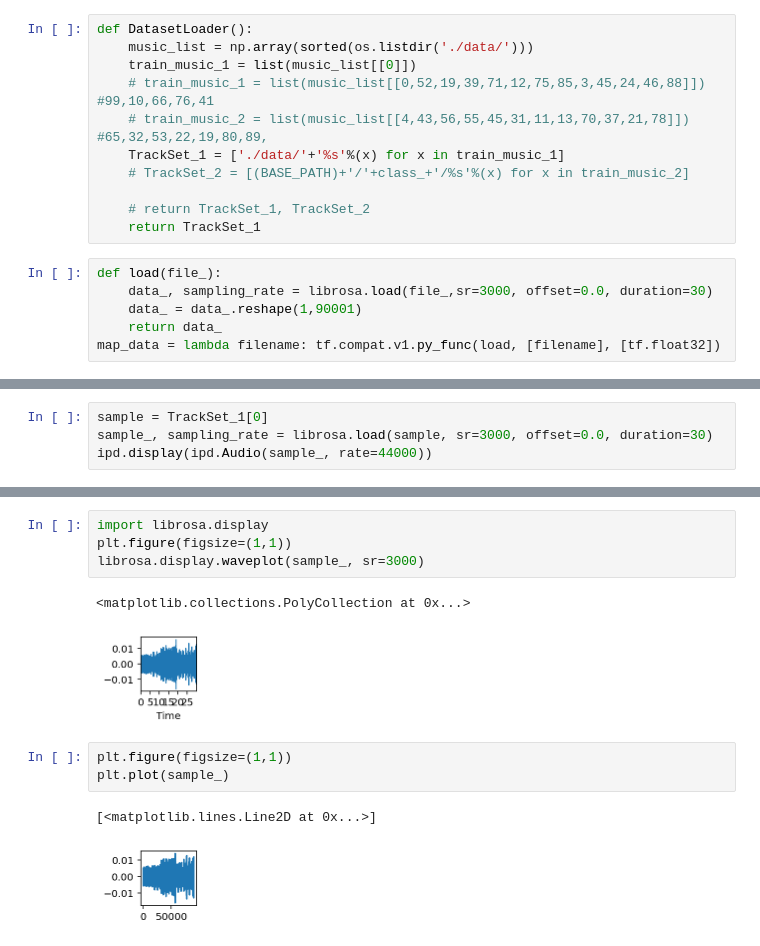
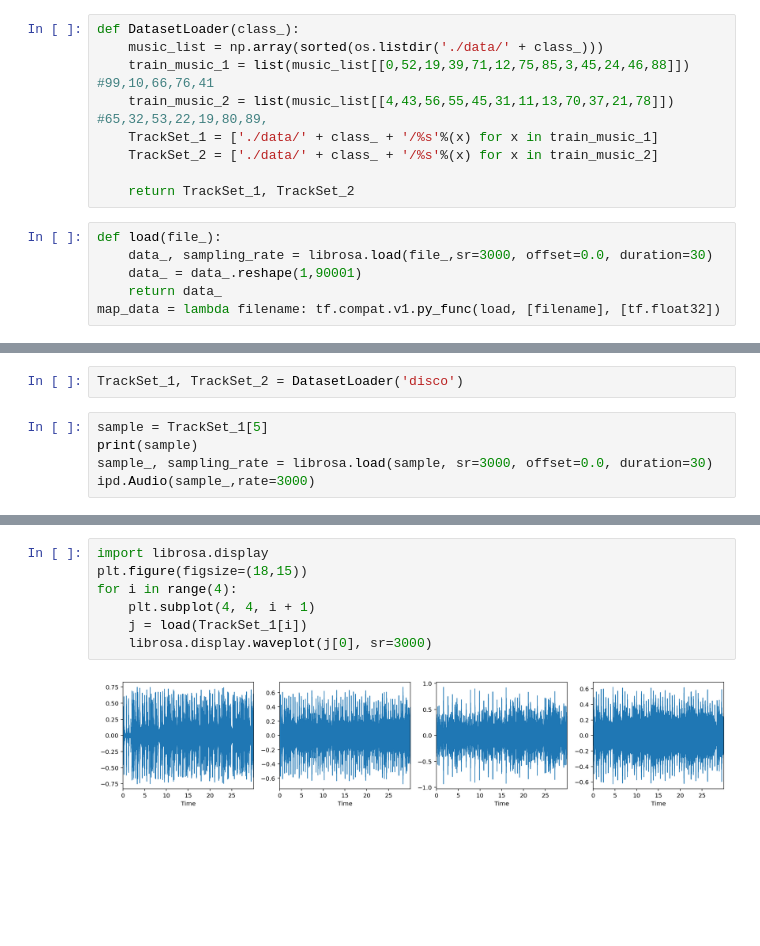
Before and after one commit to cjw531/ee435-music-generation, a Jupyter notebook: midi_read.ipynb, the cells around one changed output, grey strips where cells are left out. Cells and saved outputs as stored; diff of their text form; blank space fills up the shorter version.

Commit message:
implemented training and constructing the network

```diff
--- a/midi_read.ipynb
+++ b/midi_read.ipynb
@@ -31,14 +39,12 @@ tf.compat.v1.keras.backend.set_session(sess)
 # %%
-def DatasetLoader():
-    music_list = np.array(sorted(os.listdir('./data/')))
-    train_music_1 = list(music_list[[0]])
-    # train_music_1 = list(music_list[[0,52,19,39,71,12,75,85,3,45,24,46,88]]) #99,10,66,76,41
-    # train_music_2 = list(music_list[[4,43,56,55,45,31,11,13,70,37,21,78]]) #65,32,53,22,19,80,89,
-    TrackSet_1 = ['./data/'+'%s'%(x) for x in train_music_1]
-    # TrackSet_2 = [(BASE_PATH)+'/'+class_+'/%s'%(x) for x in train_music_2]
+def DatasetLoader(class_):
+    music_list = np.array(sorted(os.listdir('./data/' + class_)))
+    train_music_1 = list(music_list[[0,52,19,39,71,12,75,85,3,45,24,46,88]]) #99,10,66,76,41
+    train_music_2 = list(music_list[[4,43,56,55,45,31,11,13,70,37,21,78]]) #65,32,53,22,19,80,89,
+    TrackSet_1 = ['./data/' + class_ + '/%s'%(x) for x in train_music_1]
+    TrackSet_2 = ['./data/' + class_ + '/%s'%(x) for x in train_music_2]
 
-    # return TrackSet_1, TrackSet_2
-    return TrackSet_1
+    return TrackSet_1, TrackSet_2
 # %%
 def load(file_):
     data_, sampling_rate = librosa.load(file_,sr=3000, offset=0.0, duration=30)
@@ -51,5 +54,8 @@ TrackSet_1 = DatasetLoader()
+# %%
+TrackSet_1, TrackSet_2 = DatasetLoader('disco')
 # %%
-sample = TrackSet_1[0]
+sample = TrackSet_1[5]
+print(sample)
 sample_, sampling_rate = librosa.load(sample, sr=3000, offset=0.0, duration=30)
-ipd.display(ipd.Audio(sample_, rate=44000))
+ipd.Audio(sample_,rate=3000)
 # %% [output]
@@ -56,14 +63,10 @@ ipd.display(ipd.Audio(sample_, rate=44000))
 [interactive output not drawn]
 # %%
 import librosa.display
-plt.figure(figsize=(1,1))
-librosa.display.waveplot(sample_, sr=3000)
+plt.figure(figsize=(18,15))
+for i in range(4):
+    plt.subplot(4, 4, i + 1)
+    j = load(TrackSet_1[i])
+    librosa.display.waveplot(j[0], sr=3000)
 # %% [output]
-<matplotlib.collections.PolyCollection at 0x...>
-[figure, old version]
+[figure, new version]
-# %%
-plt.figure(figsize=(1,1))
-plt.plot(sample_)
-# %% [output]
-[<matplotlib.lines.Line2D at 0x...>]
-[figure, removed]
```
Also changed, not shown: parts of 20 cells of this notebook.
